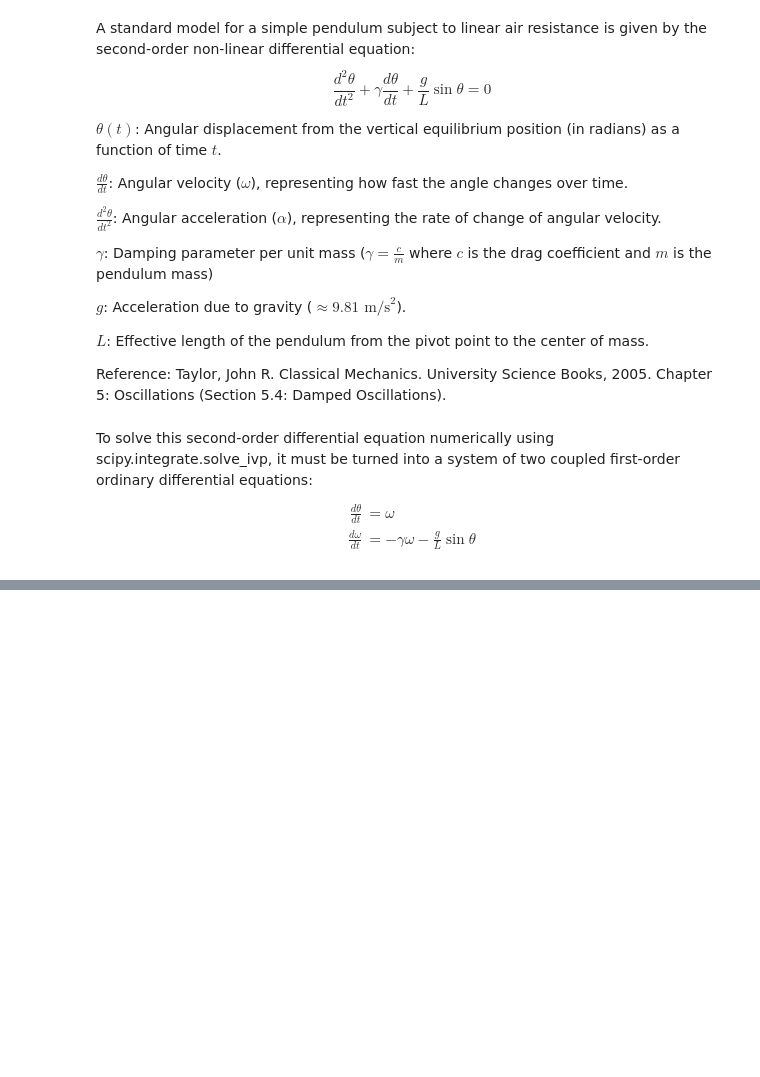
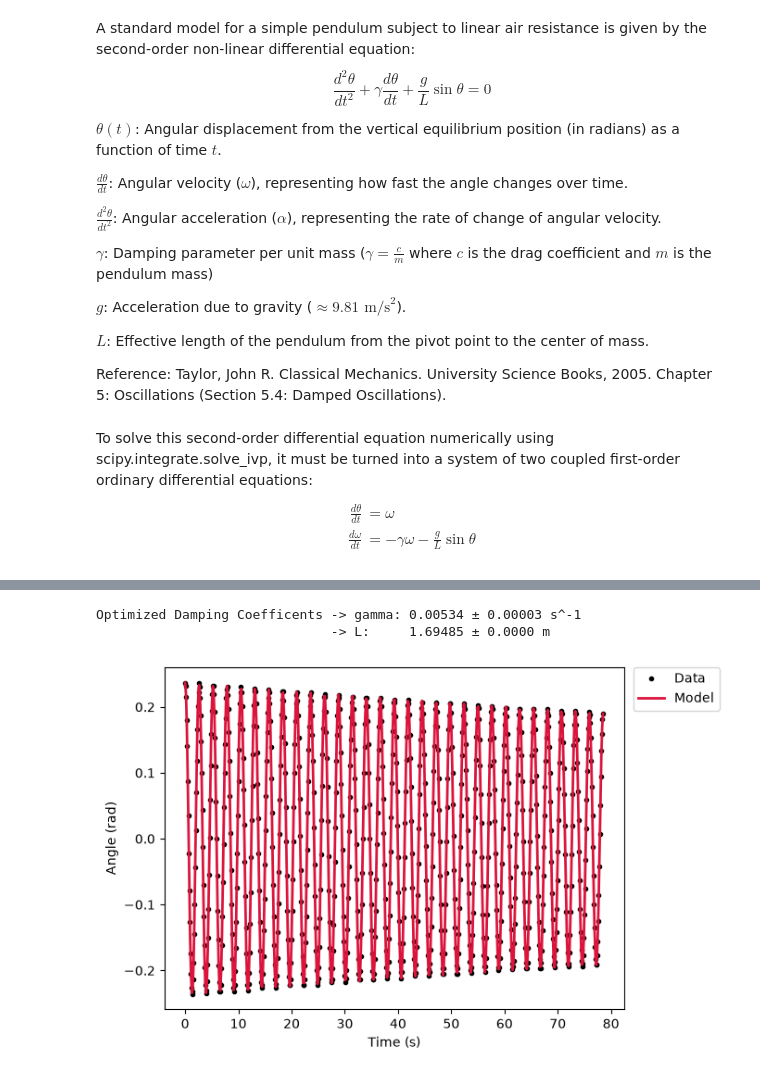
Before and after one commit to sergeydutt/06-623_Project, a Jupyter notebook: Project_PoC.ipynb, the cells around one changed output, grey strips where cells are left out. Drawn from its saved outputs; the diff is of its cells as text; code cells hidden in the pictures; blank space fills up the shorter version.

```diff
--- a/Project_PoC.ipynb
+++ b/Project_PoC.ipynb
@@ -166,0 +193,24 @@ plt.show()
+# %%
+popt_2p, pcov_2p = curve_fit(
+    solve_pendulum_ivp,
+    subset_df['Time'].values,
+    subset_df['Angle'].values,
+    p0=[0.05, 1.615],  # initial guesses: gamma=0.05, L=1.615m
+    bounds=([0.0, 1.0], [1.0, 2.0]),
+)
+
+gamma_fit, L_fit = popt_2p
+gamma_err, L_err = np.sqrt(np.diag(pcov_2p))
+print(f'Optimized Damping Coefficents -> gamma: {gamma_fit:.5f} ± {gamma_err:.5f} s^-1')
+print(f'                              -> L:     {L_fit:.5f} ± {L_err:.4f} m')
+
+plot_model(
+    time_data = subset_df['Time'],
+    angle_data = subset_df['Angle'],
+    model_fun = solve_pendulum_ivp,
+    fit_params = (gamma_fit, L_fit)
+)
+# %% [output]
+Optimized Damping Coefficents -> gamma: 0.00534 ± 0.00003 s^-1
+                              -> L:     1.69485 ± 0.0000 m
+[figure, added]
```
Also changed, not shown: parts of 8 cells of this notebook, 2 other files.
